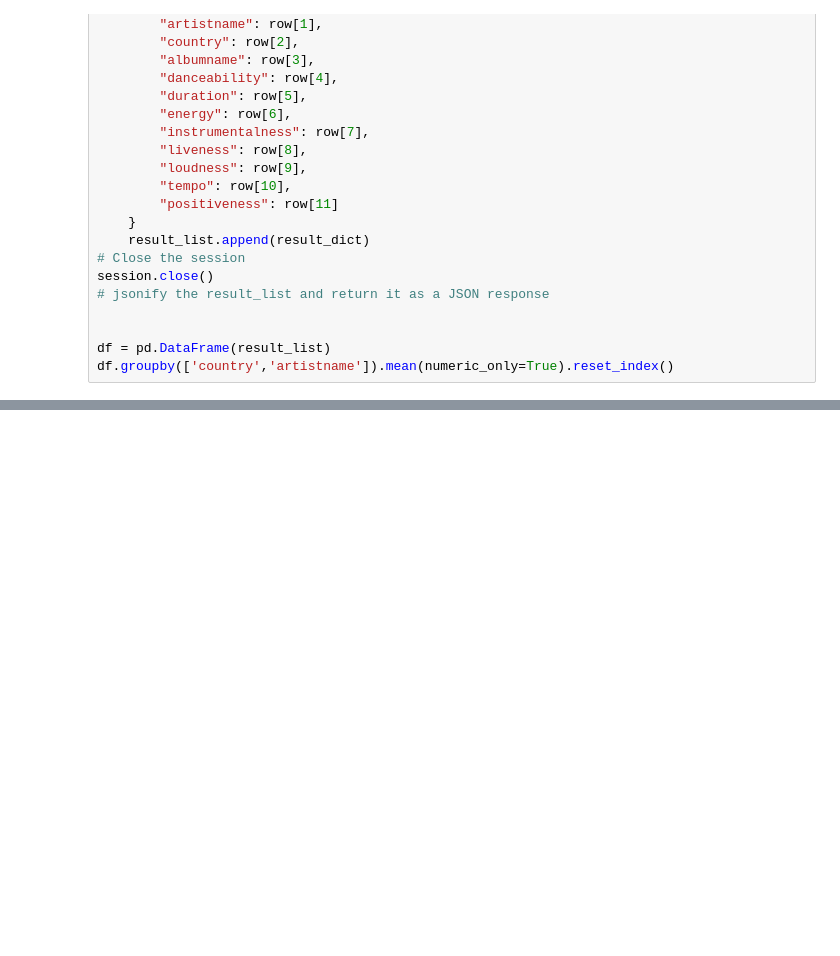
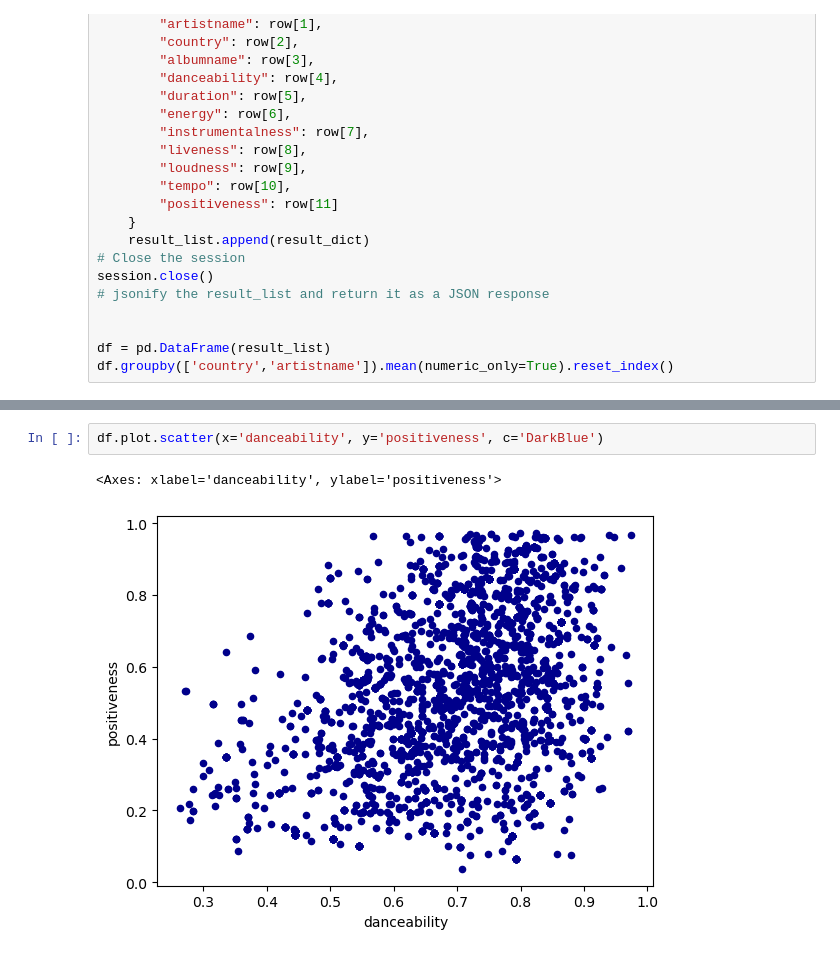
Before and after one commit to andrew-voortman/Exploring-Music-Using-Spotify_API, a Jupyter notebook: test.ipynb, the cells around one changed output, grey strips where cells are left out. Cells and saved outputs as stored; diff of their text form; blank space fills up the shorter version.

Commit message:
pushed scatter to luke

```diff
--- a/test.ipynb
+++ b/test.ipynb
@@ -72,0 +89,5 @@ df.groupby(['country','artistname']).mean(numeric_only=True).reset_index()
+# %%
+df.plot.scatter(x='danceability', y='positiveness', c='DarkBlue')
+# %% [output]
+<Axes: xlabel='danceability', ylabel='positiveness'>
+[figure, added]
```
Also changed, not shown: parts of 1 cell of this notebook, 2 other files.
